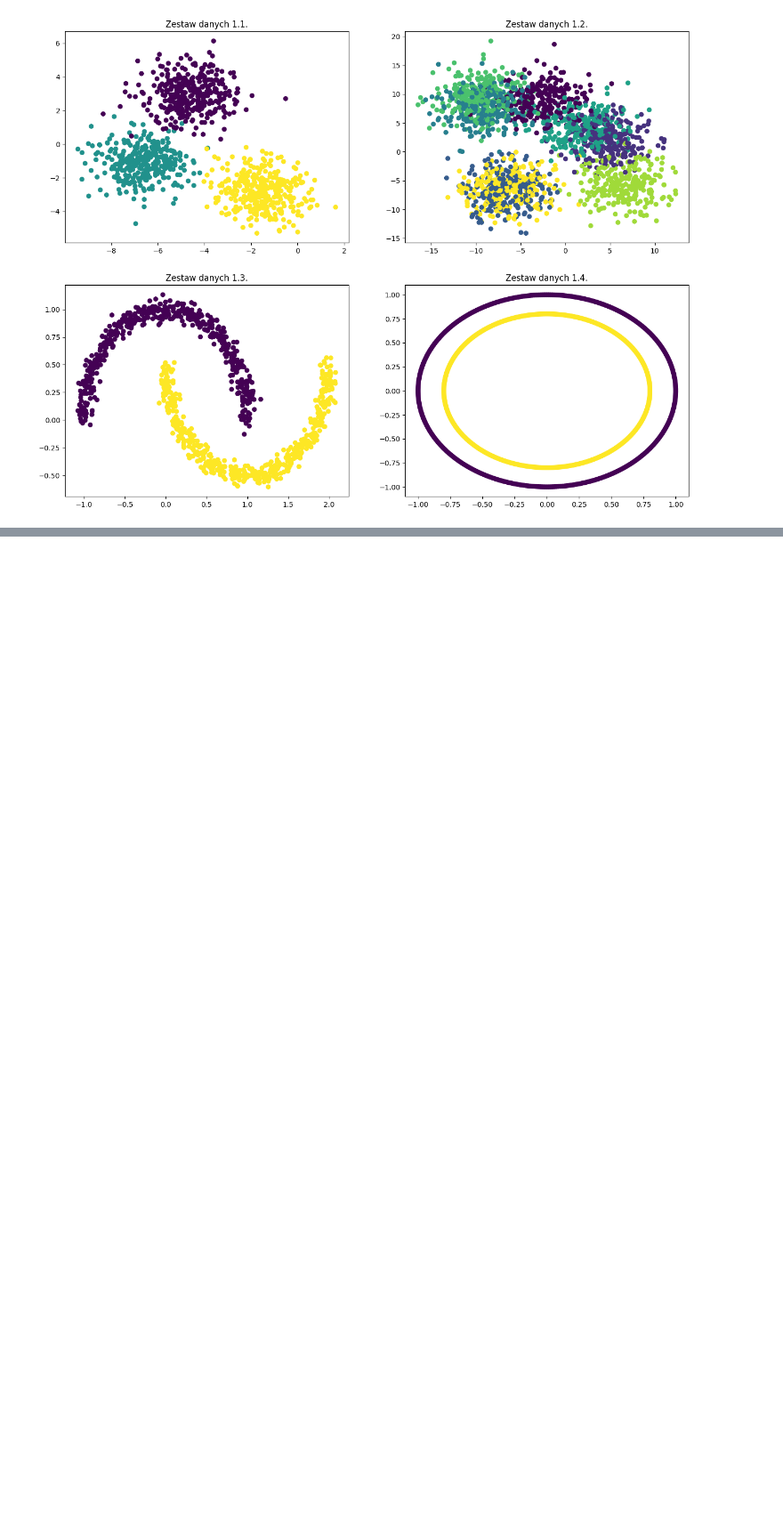
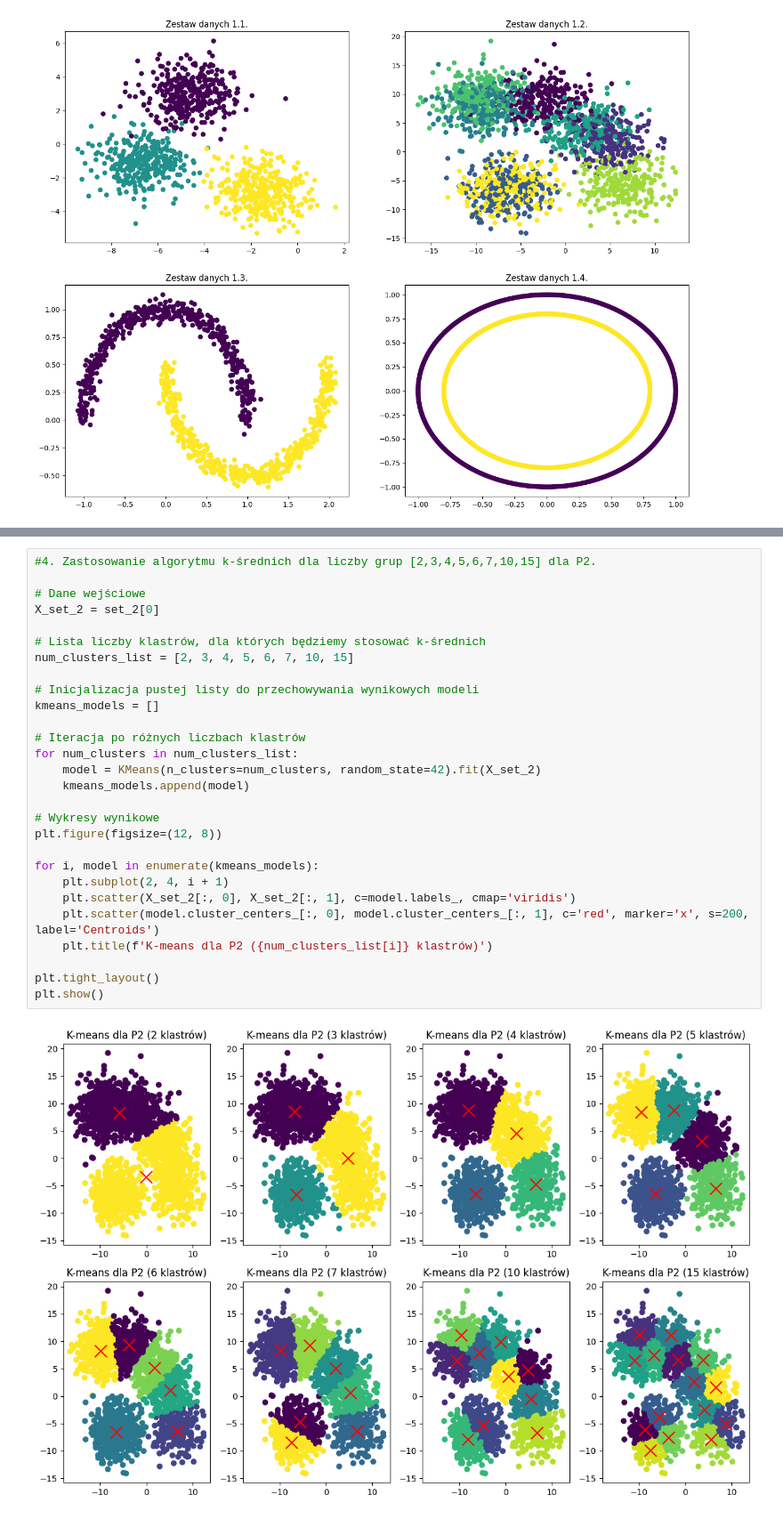
Before and after one commit to lukaszlewickii/Laboratorium-maszynowej-analizy-danych, a Jupyter notebook: Laborki 2 - 9.10/main.ipynb, the cells around one changed output, grey strips where cells are left out. Shown at 89% size. Cells and saved outputs as stored; diff of their text form; blank space fills up the shorter version.

```diff
--- a/Laborki 2 - 9.10/main.ipynb
+++ b/Laborki 2 - 9.10/main.ipynb
@@ -71,0 +126,30 @@ array([1, 1, 1, 2, 1, 0, 1, 1, 0, 0, 2, 1, 2, 1, 1, 0, 1, 0, 2, 1, 1, 1,
+# %%
+#4. Zastosowanie algorytmu k-średnich dla liczby grup [2,3,4,5,6,7,10,15] dla P2.
+
+# Dane wejściowe
+X_set_2 = set_2[0]
+
+# Lista liczby klastrów, dla których będziemy stosować k-średnich
+num_clusters_list = [2, 3, 4, 5, 6, 7, 10, 15]
+
+# Inicjalizacja pustej listy do przechowywania wynikowych modeli
+kmeans_models = []
+
+# Iteracja po różnych liczbach klastrów
+for num_clusters in num_clusters_list:
+    model = KMeans(n_clusters=num_clusters, random_state=42).fit(X_set_2)
+    kmeans_models.append(model)
+
+# Wykresy wynikowe
+plt.figure(figsize=(12, 8))
+
+for i, model in enumerate(kmeans_models):
+    plt.subplot(2, 4, i + 1)
+    plt.scatter(X_set_2[:, 0], X_set_2[:, 1], c=model.labels_, cmap='viridis')
+    plt.scatter(model.cluster_centers_[:, 0], model.cluster_centers_[:, 1], c='red', marker='x', s=200, label='Centroids')
+    plt.title(f'K-means dla P2 ({num_clusters_list[i]} klastrów)')
+
+plt.tight_layout()
+plt.show()
+# %% [output]
+[figure, added]
```
Also changed, not shown: parts of 7 cells of this notebook.
